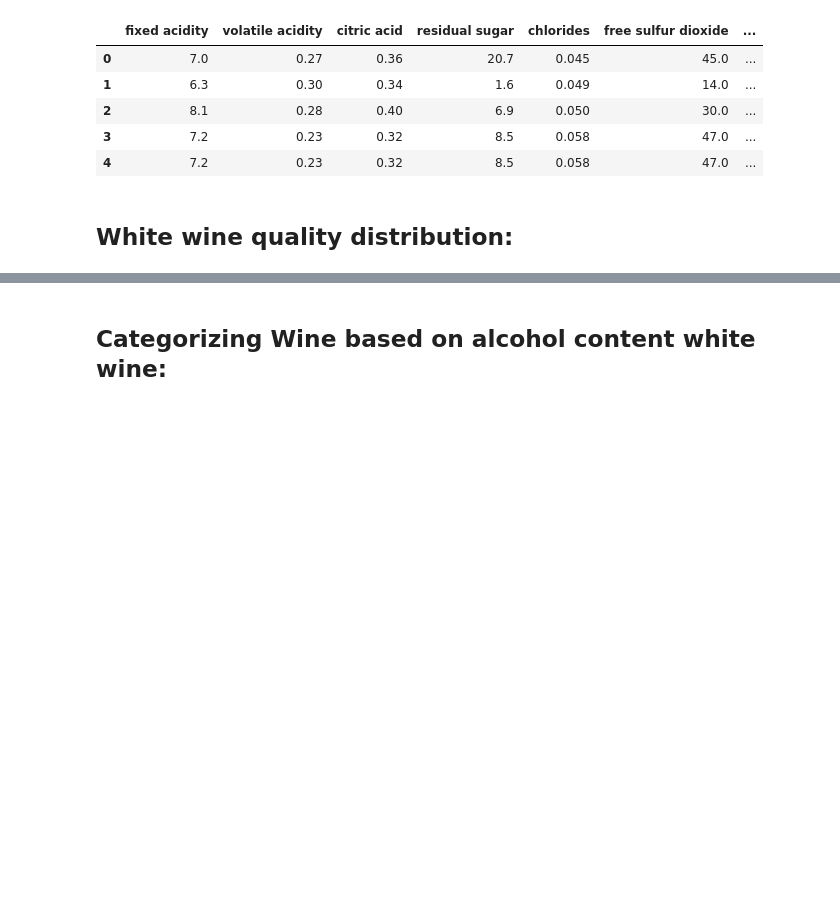
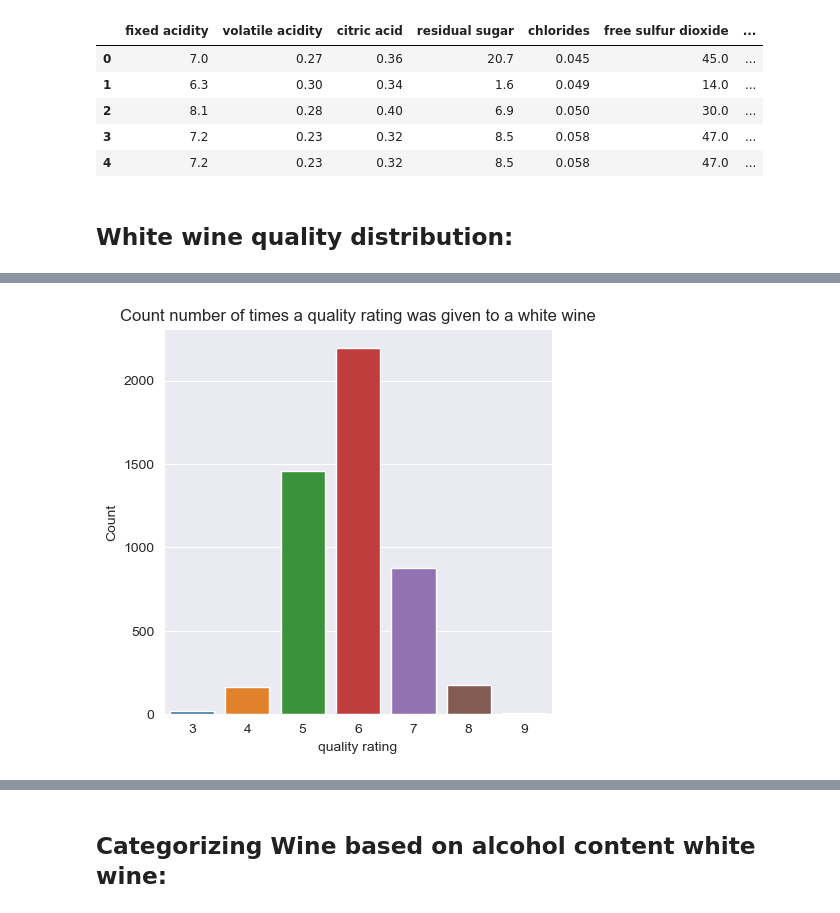
Before and after one commit to craig-lilley/Wine_Project, a Jupyter notebook: Wine Project/wineproject.ipynb, the cells around one changed output, grey strips where cells are left out. Saved outputs shown, nothing was run; the diff lists cells and outputs as text; code cells hidden in the pictures; blank space fills up the shorter version.

Commit message:
quality distribution redone

```diff
--- a/Wine Project/wineproject.ipynb
+++ b/Wine Project/wineproject.ipynb
@@ -58,0 +53,13 @@ import seaborn as sns
+# %%
+import matplotlib.pyplot as plt
+import seaborn as sns
+
+plt.figure(figsize = (5,5))
+sns.countplot(x = "quality", data = white_dataset)
+plt.title("Count number of times a quality rating was given to a white wine")
+plt.xlabel("quality rating")
+plt.ylabel("Count")
+plt.show()
+plt.close()
+# %% [output]
+[figure, added]
```
Also changed, not shown: parts of 7 cells of this notebook.
